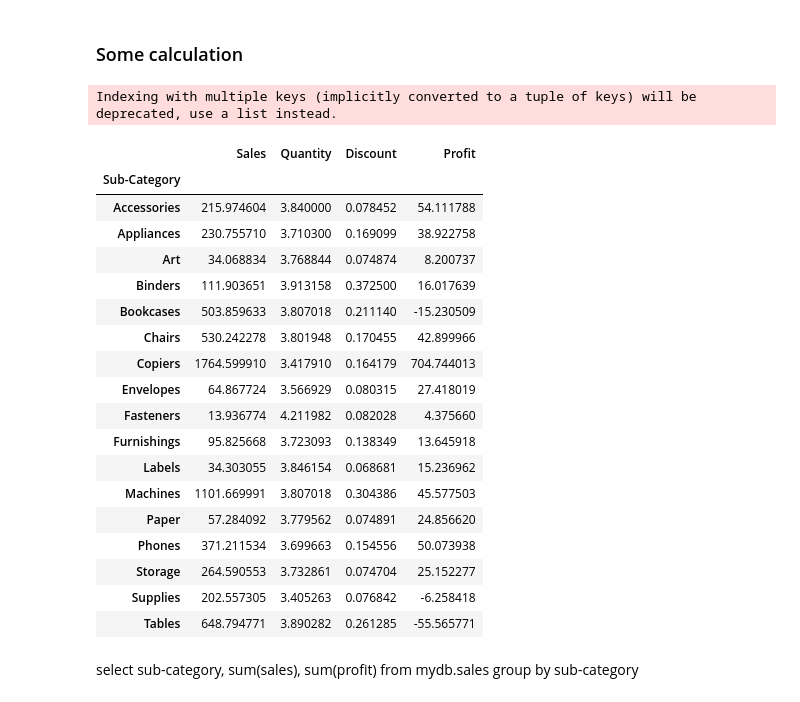
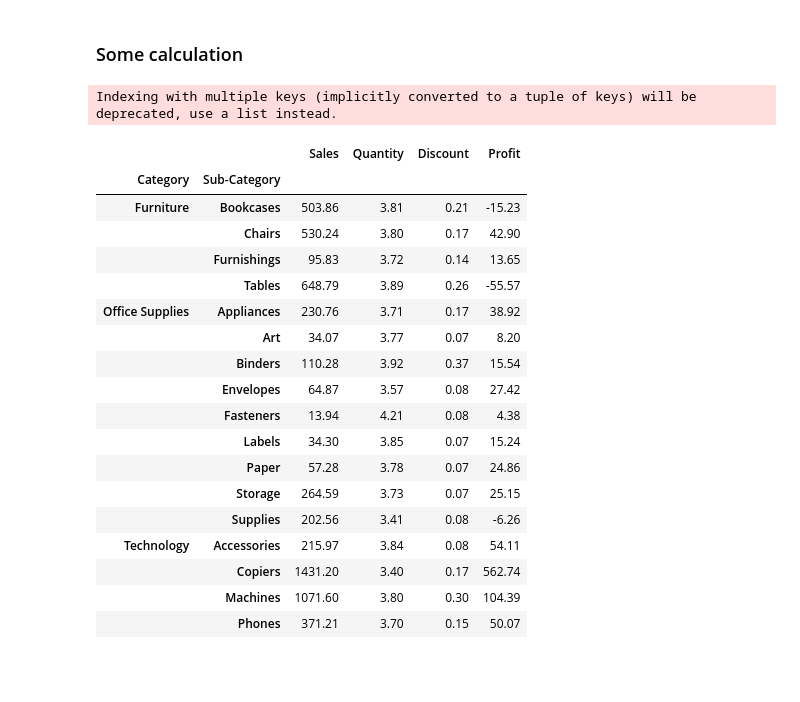
Before and after one commit to EljMorgan/Project3_DataPrep, a Jupyter notebook: Project_main.ipynb, the cells around one changed output. Cells and saved outputs as stored; diff of their text form; code cells hidden in the pictures; blank space fills up the shorter version.

```diff
--- a/Project_main.ipynb
+++ b/Project_main.ipynb
@@ -5,6 +5,8 @@ import plotly.express as px
 import matplotlib.pyplot as plt
 # %%
 sales = pd.read_excel('9 - Superstore.xls', index_col= False)
+#rounding all values till 2 after coma
+sales = sales.round(2)
 sales.head()
 # %% [output]
 |  | Row ID | Order ID | Order Date | Ship Date | Ship Mode | Customer ID | Customer Name | Segment | Country | ... |
@@ -301,7 +288,7 @@ sales.boxplot(numeric_col)
 # %%
 #deleting rows with outliers by zeros
-sales.drop([0, 29, 441, 1291, 1863, 1864], axis = 0, inplace=True )
-sales.drop([1869, 1883, 3093, 3094, 3096, 4286], axis = 0, inplace=True)
+sales.drop([0, 29, 1291, 1863], axis = 0, inplace=True )
+sales.drop([1869, 3093, 3094, 4286], axis = 0, inplace=True)
 # %%
 stats = sales.describe().transpose()
 stats['IQR'] = stats['75%'] - stats['25%']
@@ -352,30 +339,26 @@ sales.head()
 ### Some calculation
 # %%
 #finding the mean of all sub category numeric values
-sales.groupby(['Sub-Category'])['Sales', 'Quantity', 'Discount', 'Profit'].mean()
+round(sales.groupby(['Category','Sub-Category'])['Sales', 'Quantity', 'Discount', 'Profit'].mean(), 2)
 # %% [output]
 Indexing with multiple keys (implicitly converted to a tuple of keys) will be deprecated, use a list instead.
-|  | Sales | Quantity | Discount | Profit |
-| Sub-Category |  |  |  |  |
-| Accessories | 215.974604 | 3.840000 | 0.078452 | 54.111788 |
-| Appliances | 230.755710 | 3.710300 | 0.169099 | 38.922758 |
-| Art | 34.068834 | 3.768844 | 0.074874 | 8.200737 |
-| Binders | 111.903651 | 3.913158 | 0.372500 | 16.017639 |
-| Bookcases | 503.859633 | 3.807018 | 0.211140 | -15.230509 |
-| Chairs | 530.242278 | 3.801948 | 0.170455 | 42.899966 |
-| Copiers | 1764.599910 | 3.417910 | 0.164179 | 704.744013 |
-| Envelopes | 64.867724 | 3.566929 | 0.080315 | 27.418019 |
-| Fasteners | 13.936774 | 4.211982 | 0.082028 | 4.375660 |
-| Furnishings | 95.825668 | 3.723093 | 0.138349 | 13.645918 |
-| Labels | 34.303055 | 3.846154 | 0.068681 | 15.236962 |
-| Machines | 1101.669991 | 3.807018 | 0.304386 | 45.577503 |
-| Paper | 57.284092 | 3.779562 | 0.074891 | 24.856620 |
-| Phones | 371.211534 | 3.699663 | 0.154556 | 50.073938 |
-| Storage | 264.590553 | 3.732861 | 0.074704 | 25.152277 |
-| Supplies | 202.557305 | 3.405263 | 0.076842 | -6.258418 |
-| Tables | 648.794771 | 3.890282 | 0.261285 | -55.565771 |
+|  |  | Sales | Quantity | Discount | Profit |
+| Category | Sub-Category |  |  |  |  |
+| Furniture | Bookcases | 503.86 | 3.81 | 0.21 | -15.23 |
+|  | Chairs | 530.24 | 3.80 | 0.17 | 42.90 |
+|  | Furnishings | 95.83 | 3.72 | 0.14 | 13.65 |
+|  | Tables | 648.79 | 3.89 | 0.26 | -55.57 |
+| Office Supplies | Appliances | 230.76 | 3.71 | 0.17 | 38.92 |
+|  | Art | 34.07 | 3.77 | 0.07 | 8.20 |
+|  | Binders | 110.28 | 3.92 | 0.37 | 15.54 |
+|  | Envelopes | 64.87 | 3.57 | 0.08 | 27.42 |
+|  | Fasteners | 13.94 | 4.21 | 0.08 | 4.38 |
+|  | Labels | 34.30 | 3.85 | 0.07 | 15.24 |
+|  | Paper | 57.28 | 3.78 | 0.07 | 24.86 |
+|  | Storage | 264.59 | 3.73 | 0.07 | 25.15 |
+|  | Supplies | 202.56 | 3.41 | 0.08 | -6.26 |
+| Technology | Accessories | 215.97 | 3.84 | 0.08 | 54.11 |
+|  | Copiers | 1431.20 | 3.40 | 0.17 | 562.74 |
+|  | Machines | 1071.60 | 3.80 | 0.30 | 104.39 |
+|  | Phones | 371.21 | 3.70 | 0.15 | 50.07 |
-# %% [markdown]
-select sub-category, sum(sales), sum(profit)
-from mydb.sales
-group by sub-category
 # %%
```
Also changed, not shown: parts of 24 cells of this notebook, 1 other file.
